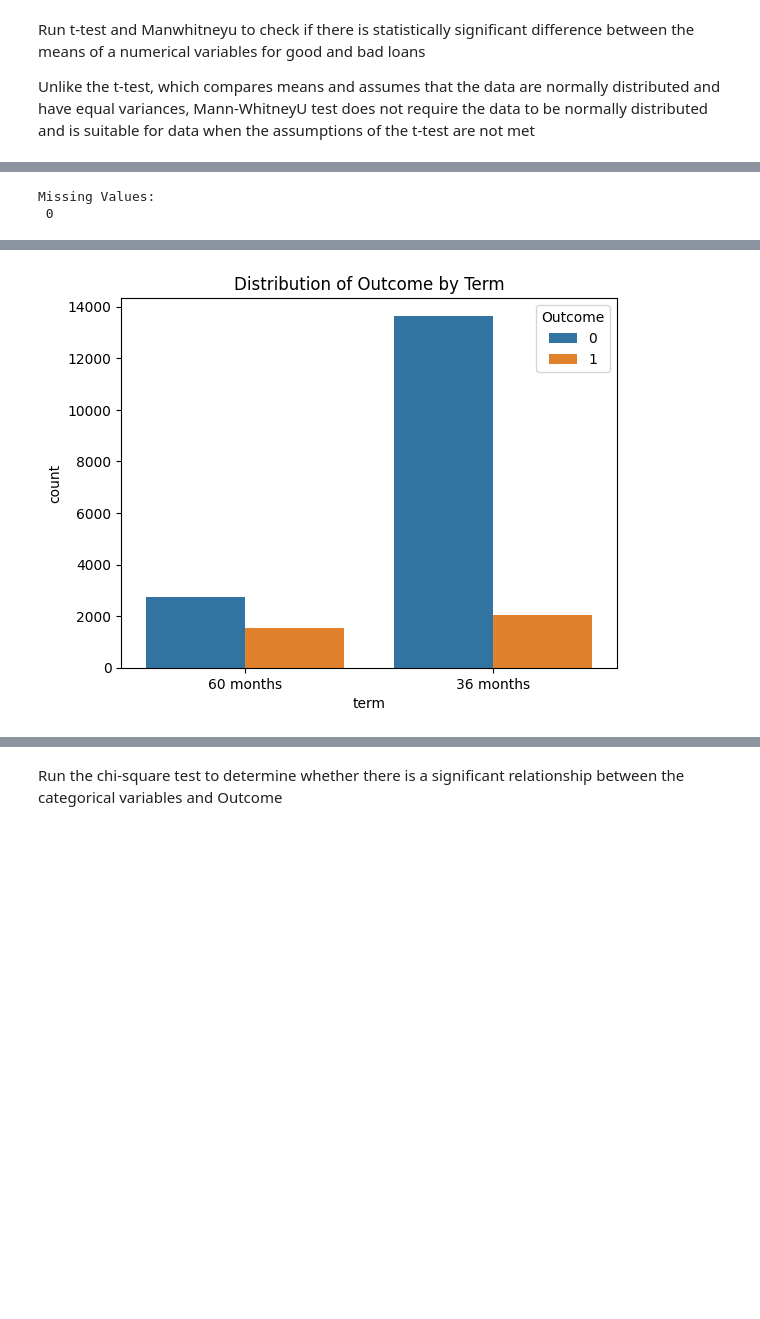
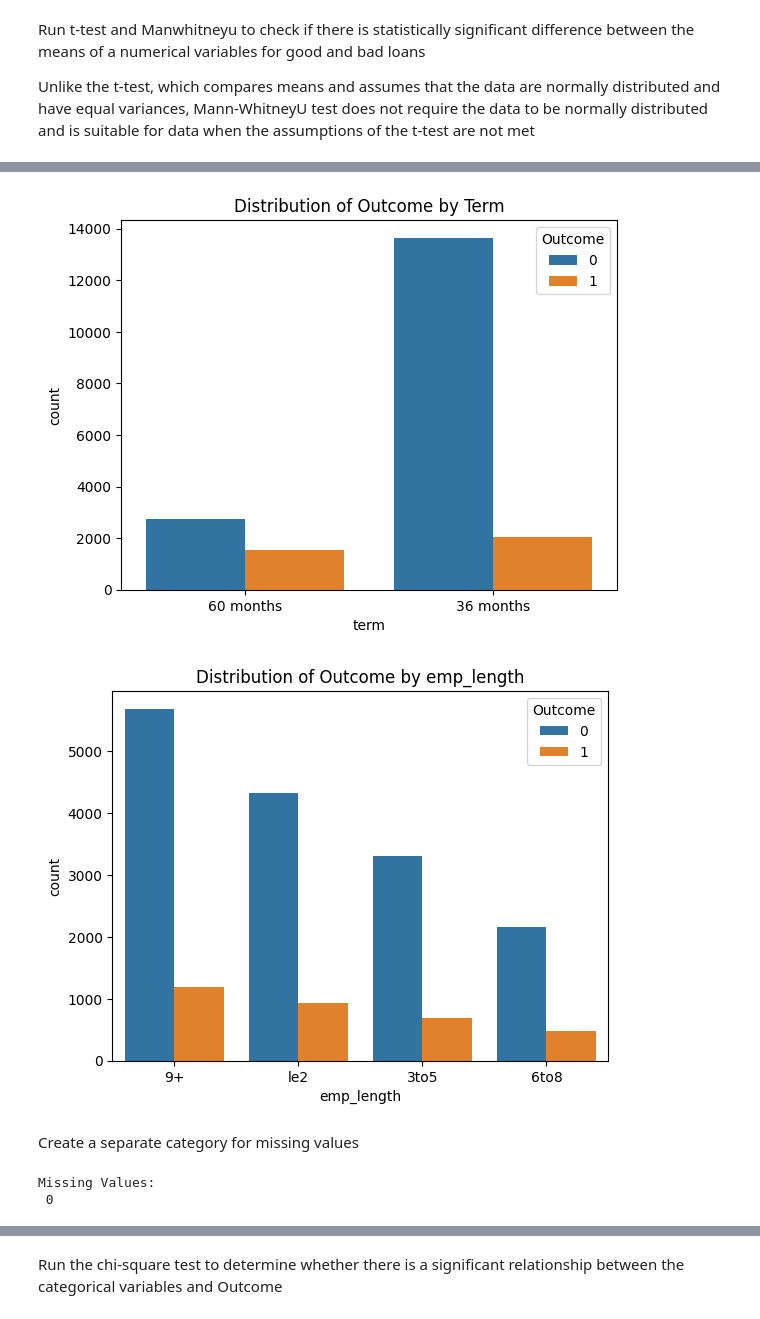
Before and after one commit to linkvarun/credit, a Jupyter notebook: xgboost_credit_exp2.ipynb, the cells around one changed output, grey strips where cells are left out. Cells and saved outputs as stored; diff of their text form; code cells hidden in the pictures; blank space fills up the shorter version.

```diff
--- a/xgboost_credit_exp2.ipynb
+++ b/xgboost_credit_exp2.ipynb
@@ -286,5 +302,0 @@ df_train['emp_length'].fillna(df_train['emp_length'].median(), inplace=True)
-# %%
-print("\nMissing Values:\n", df_train['emp_length'].isnull().sum())
-# %% [output]
-Missing Values:
- 0
@@ -291,18 +324,32 @@ Missing Values:
 # %%
 #Plot categorical variables with Outcome variable
+
 sns.countplot(data=df_train, x='grade', hue='Outcome')
 plt.title('Distribution of Outcome by grade')
 plt.show()
 
 plt.figure(figsize=(16, 6))
 sns.countplot(data=df_train, x='sub_grade', hue='Outcome')
 plt.title('Distribution of Outcome by Sub grade')
 plt.show()
 
 sns.countplot(data=df_train, x='term', hue='Outcome')
 plt.title('Distribution of Outcome by Term')
 plt.show()
+
+sns.countplot(data=df_train, x='emp_length', hue='Outcome')
+plt.title('Distribution of Outcome by emp_length')
+plt.show()
 # %% [output]
 [figure]
 [figure]
 [figure]
+[figure, added]
+# %% [markdown]
+Create a separate category for missing values
+# %%
+df_train['emp_length'] = df_train['emp_length'].fillna('missing')
+print("\nMissing Values:\n", df_train['emp_length'].isnull().sum())
+# %% [output]
+Missing Values:
+ 0
```
Also changed, not shown: parts of 20 cells of this notebook, 1 other file.
